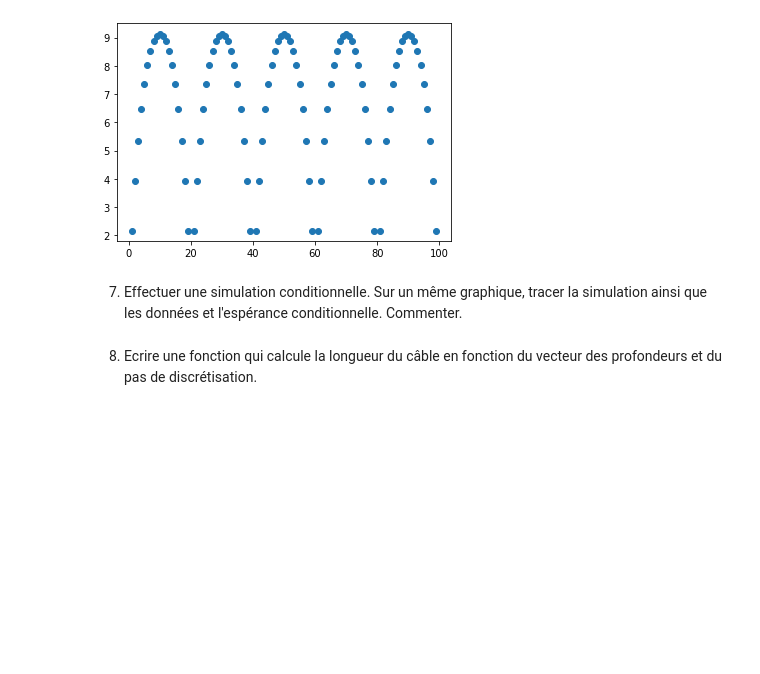
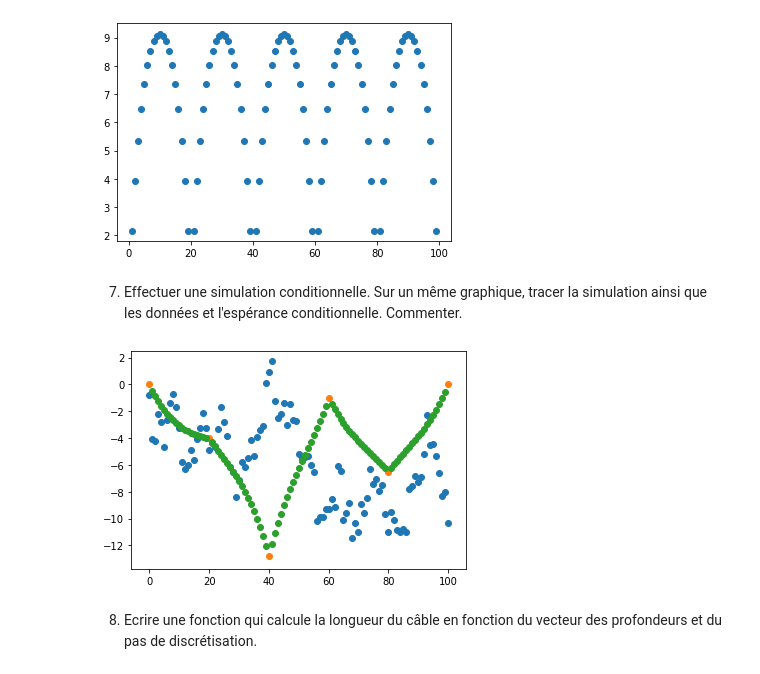
Before and after one commit to eva-decorps/projet_num-rique_proba_floref_eva, a Jupyter notebook: notebook_proba.ipynb, the cells around one changed output. Drawn from its saved outputs; the diff is of its cells as text; code cells hidden in the pictures; blank space fills up the shorter version.

```diff
--- a/notebook_proba.ipynb
+++ b/notebook_proba.ipynb
@@ -238,5 +237,18 @@ plt.show()
 [figure]
 # %% [markdown]
 7. Effectuer une simulation conditionnelle. Sur un même graphique, tracer la simulation ainsi que les données et l'espérance conditionnelle. Commenter.
+# %%
+m=mu*np.ones(N)
+L=np.linalg.cholesky(C)
+
+from scipy.stats import norm
+Z=m+np.dot(L,norm.rvs(size=N))
+
+plt.scatter(discretization_indexes,Z)
+plt.scatter(observation_indexes,depth)
+plt.scatter(unknown_indexes,phi_UsachantO)
+plt.show()
+# %% [output]
+[figure, added]
 # %% [markdown]
 8. Ecrire une fonction qui calcule la longueur du câble en fonction du vecteur des profondeurs et du pas de discrétisation.
```
Also changed, not shown: parts of 2 cells of this notebook.
